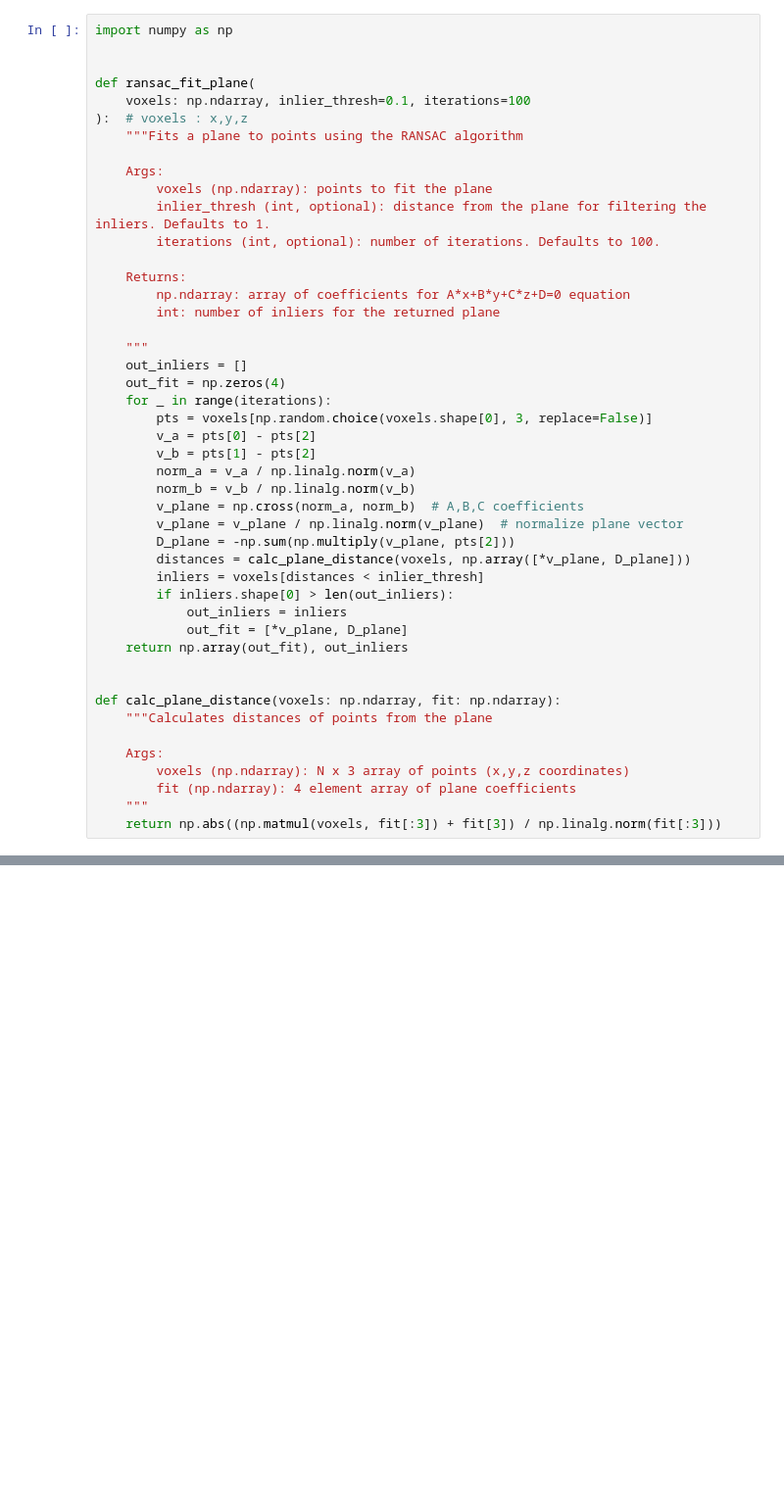
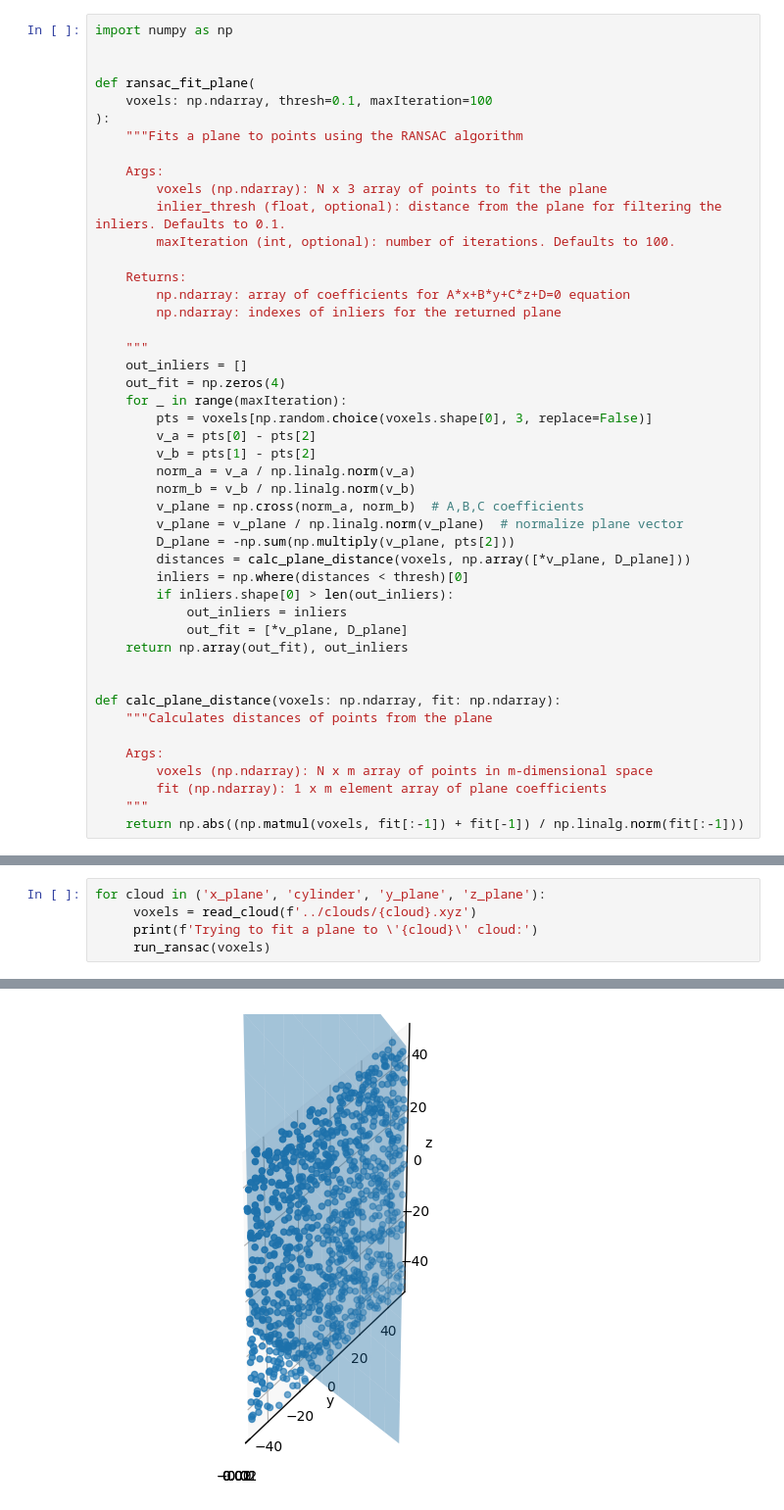
Before and after one commit to TMALFSSISAWBOJBUMA/POI_24, a Jupyter notebook: jupyters/zad2.ipynb, the cells around one changed output, grey strips where cells are left out. Shown at 98% size. Cells and saved outputs as stored; diff of their text form; blank space fills up the shorter version.

```diff
--- a/jupyters/zad2.ipynb
+++ b/jupyters/zad2.ipynb
@@ -10,23 +10,23 @@ import numpy as np
 
 
 def ransac_fit_plane(
-    voxels: np.ndarray, inlier_thresh=0.1, iterations=100
-):  # voxels : x,y,z
+    voxels: np.ndarray, thresh=0.1, maxIteration=100
+):
     """Fits a plane to points using the RANSAC algorithm
 
     Args:
-        voxels (np.ndarray): points to fit the plane
-        inlier_thresh (int, optional): distance from the plane for filtering the inliers. Defaults to 1.
-        iterations (int, optional): number of iterations. Defaults to 100.
+        voxels (np.ndarray): N x 3 array of points to fit the plane
+        inlier_thresh (float, optional): distance from the plane for filtering the inliers. Defaults to 0.1.
+        maxIteration (int, optional): number of iterations. Defaults to 100.
 
     Returns:
         np.ndarray: array of coefficients for A*x+B*y+C*z+D=0 equation
-        int: number of inliers for the returned plane
+        np.ndarray: indexes of inliers for the returned plane
 
     """
     out_inliers = []
     out_fit = np.zeros(4)
-    for _ in range(iterations):
+    for _ in range(maxIteration):
         pts = voxels[np.random.choice(voxels.shape[0], 3, replace=False)]
         v_a = pts[0] - pts[2]
         v_b = pts[1] - pts[2]
@@ -36,7 +36,7 @@ def ransac_fit_plane(
         v_plane = v_plane / np.linalg.norm(v_plane)  # normalize plane vector
         D_plane = -np.sum(np.multiply(v_plane, pts[2]))
         distances = calc_plane_distance(voxels, np.array([*v_plane, D_plane]))
-        inliers = voxels[distances < inlier_thresh]
+        inliers = np.where(distances < thresh)[0]
         if inliers.shape[0] > len(out_inliers):
             out_inliers = inliers
             out_fit = [*v_plane, D_plane]
@@ -47,7 +47,7 @@ def calc_plane_distance(voxels: np.ndarray, fit: np.ndarray):
     """Calculates distances of points from the plane
 
     Args:
-        voxels (np.ndarray): N x 3 array of points (x,y,z coordinates)
-        fit (np.ndarray): 4 element array of plane coefficients
+        voxels (np.ndarray): N x m array of points in m-dimensional space
+        fit (np.ndarray): 1 x m element array of plane coefficients
     """
-    return np.abs((np.matmul(voxels, fit[:3]) + fit[3]) / np.linalg.norm(fit[:3]))
+    return np.abs((np.matmul(voxels, fit[:-1]) + fit[-1]) / np.linalg.norm(fit[:-1]))
@@ -157,0 +156,6 @@ run_fit_planes(conf)
+# %%
+for cloud in ('x_plane', 'cylinder', 'y_plane', 'z_plane'):
+     voxels = read_cloud(f'../clouds/{cloud}.xyz')
+     print(f'Trying to fit a plane to \'{cloud}\' cloud:')
+     run_ransac(voxels)
+# %% [output]
@@ -157,0 +164 @@ run_fit_planes(conf)
+[figure, added]
```
Also changed, not shown: parts of 12 cells of this notebook, 13 other files.
